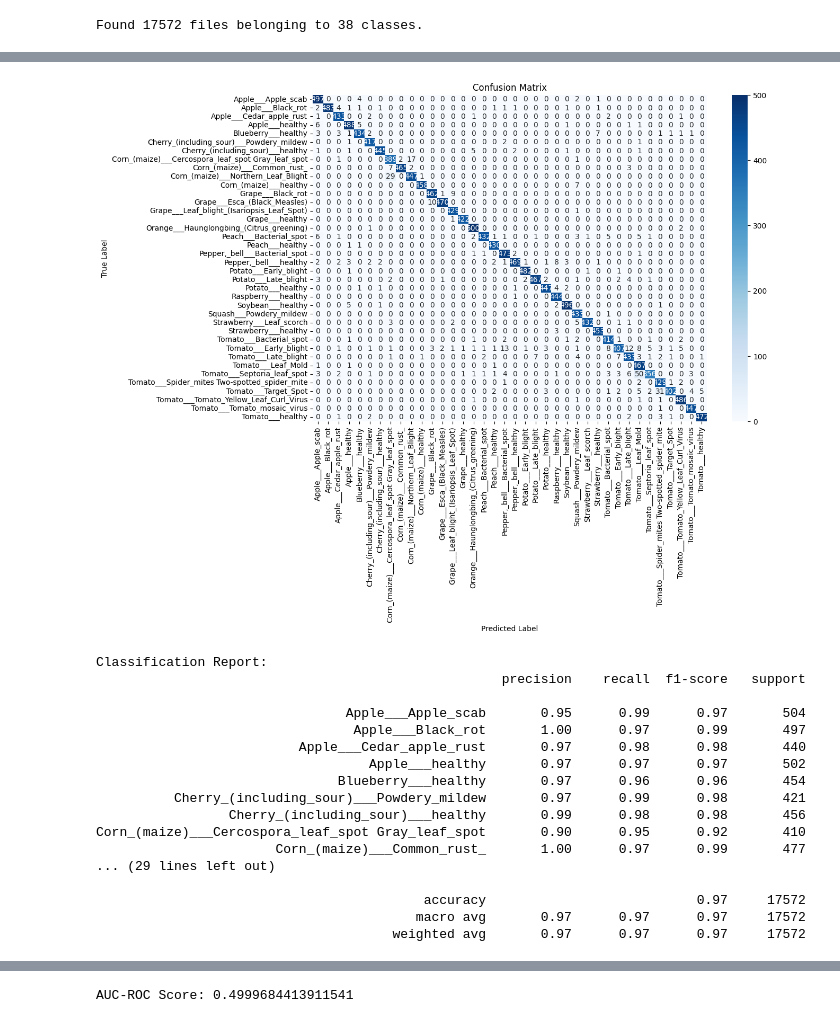
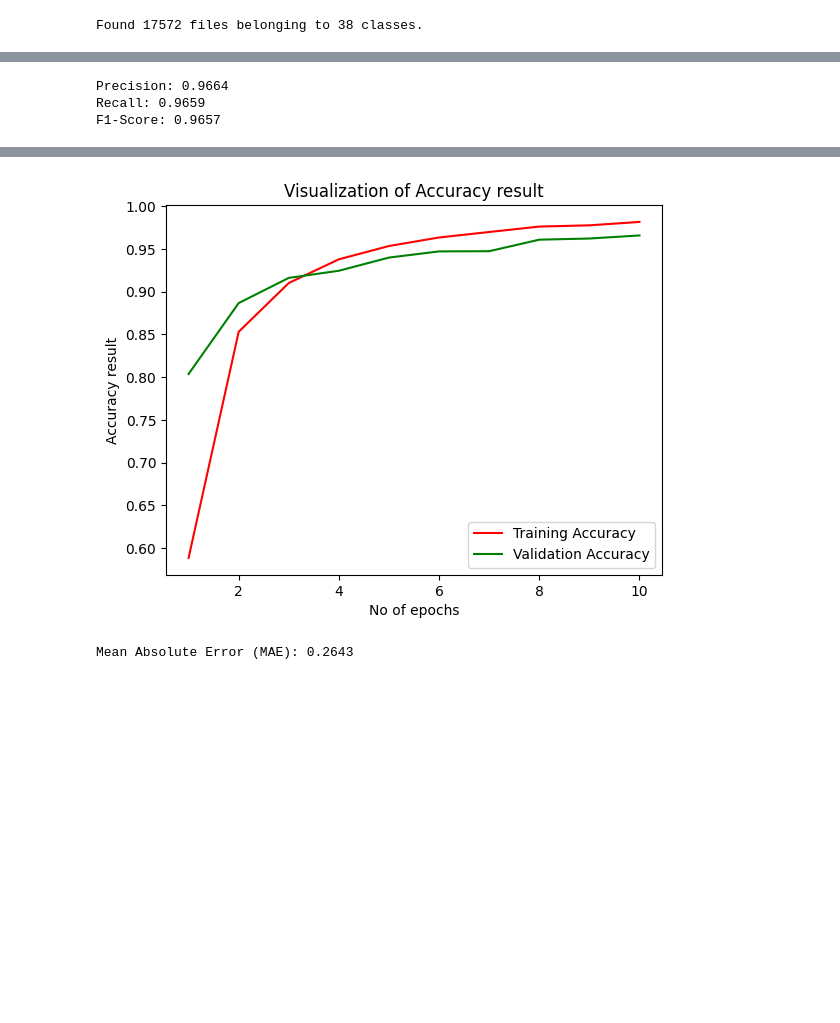
Before and after one commit to Lahirusampath2000/plant-disease-detection, a Jupyter notebook: plant_disease_detection_custom_model.ipynb, the cells around one changed output, grey strips where cells are left out. Cells and saved outputs as stored; diff of their text form; code cells hidden in the pictures; blank space fills up the shorter version.

```diff
--- a/plant_disease_detection_custom_model.ipynb
+++ b/plant_disease_detection_custom_model.ipynb
@@ -192,54 +288,28 @@ y_pred = np.array(y_pred)
 # %%
-conf_matrix = confusion_matrix(y_true, y_pred)
+import numpy as np
+from sklearn.metrics import precision_score, recall_score, f1_score, classification_report
 
-# Plot the confusion matrix
-plt.figure(figsize=(12, 8))
-sns.heatmap(conf_matrix, annot=True, fmt='d', cmap='Blues', xticklabels=class_names, yticklabels=class_names)
-plt.xlabel("Predicted Label")
-plt.ylabel("True Label")
-plt.title("Confusion Matrix")
-plt.show()
+true_labels = np.array(true_labels)
+predicted_categories = np.array(predicted_categories)
-# %% [output]
-[figure, removed]
 # %%
-report = classification_report(y_true, y_pred, target_names=class_names)
-print("Classification Report:")
-print(report)
+precision = precision_score(true_labels, predicted_categories, average='weighted')
+recall = recall_score(true_labels, predicted_categories, average='weighted')
+f1 = f1_score(true_labels, predicted_categories, average='weighted')
-# %% [output]
-Classification Report:
-                                                    precision    recall  f1-score   support
-
-                                Apple___Apple_scab       0.95      0.99      0.97       504
-                                 Apple___Black_rot       1.00      0.97      0.99       497
-                          Apple___Cedar_apple_rust       0.97      0.98      0.98       440
-                                   Apple___healthy       0.97      0.97      0.97       502
-                               Blueberry___healthy       0.97      0.96      0.96       454
-          Cherry_(including_sour)___Powdery_mildew       0.97      0.99      0.98       421
-                 Cherry_(including_sour)___healthy       0.99      0.98      0.98       456
-Corn_(maize)___Cercospora_leaf_spot Gray_leaf_spot       0.90      0.95      0.92       410
-                       Corn_(maize)___Common_rust_       1.00      0.97      0.99       477
-... (29 lines left out)
-
-                                          accuracy                           0.97     17572
-                                         macro avg       0.97      0.97      0.97     17572
-                                      weighted avg       0.97      0.97      0.97     17572
 # %%
-cnn.save("new_plant_disease_trained_model.keras")
+print(f"Precision: {precision:.4f}")
+print(f"Recall: {recall:.4f}")
+print(f"F1-Score: {f1:.4f}")
+# %% [output]
+Precision: 0.9664
+Recall: 0.9659
+F1-Score: 0.9657
 # %%
-import numpy as np
-from sklearn.preprocessing import LabelBinarizer
-
-# Extract true labels from the dataset
-true_labels = np.concatenate([y.numpy() for x, y in validation_set])  # Extracts one-hot encoded labels
-predicted_probs = cnn.predict(validation_set)  # Get predicted probabilities
-predicted_categories = np.argmax(predicted_probs, axis=1)  # Convert probabilities to class labels
-
-# Convert true labels from one-hot encoding to categorical labels
-true_labels_categorical = np.argmax(true_labels, axis=1)
-
-# Initialize LabelBinarizer and transform labels
-lb = LabelBinarizer()
-lb.fit(true_labels_categorical)  # Fit using true categorical labels
-true_labels_binarized = lb.transform(true_labels_categorical)
-y_pred_binarized = lb.transform(predicted_categories)
+epochs =[i for i in range(1,11)]
+plt.plot(epochs,training_history.history['accuracy'],color='red',label='Training Accuracy')
+plt.plot(epochs,training_history.history['val_accuracy'],color='green',label='Validation Accuracy')
+plt.xlabel("No of epochs")
+plt.ylabel("Accuracy result")
+plt.title("Visualization of Accuracy result")
+plt.legend()
+plt.show()
 # %% [output]
@@ -247,6 +316,8 @@ y_pred_binarized = lb.transform(predicted_categories)
+[figure, added]
 # %%
-from sklearn.metrics import roc_auc_score
-auc = roc_auc_score(true_labels_binarized, y_pred_binarized, average="macro", multi_class="ovr")
-print("AUC-ROC Score:", auc)
+from sklearn.metrics import mean_squared_error
+
+mae = mean_absolute_error(true_labels, predicted_categories)    #mean absolute error
+print(f"Mean Absolute Error (MAE): {mae:.4f}")
 # %% [output]
-AUC-ROC Score: 0.4999684413911541
+Mean Absolute Error (MAE): 0.2643
```
Also changed, not shown: parts of 23 cells of this notebook, 9 other files.
